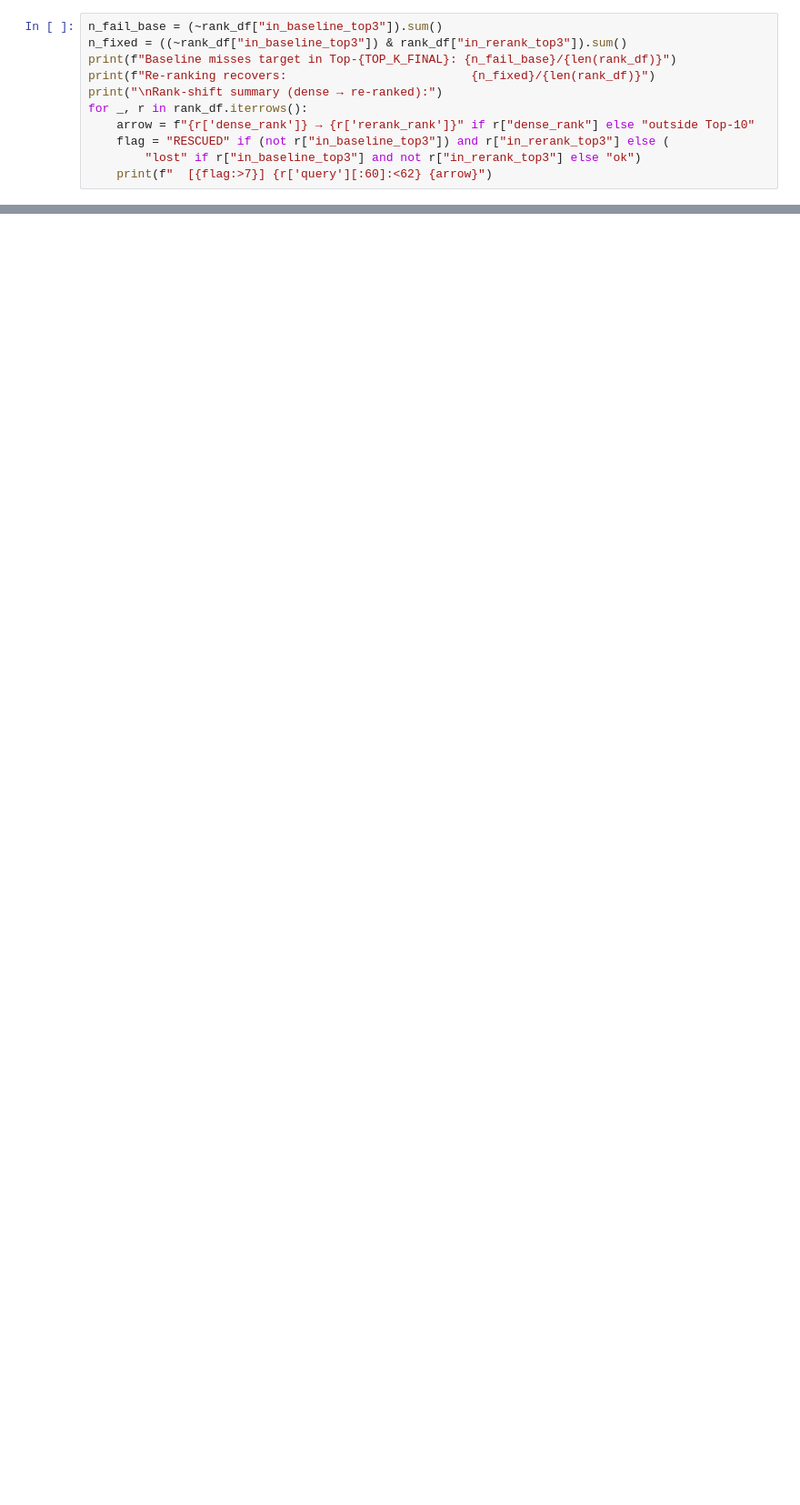
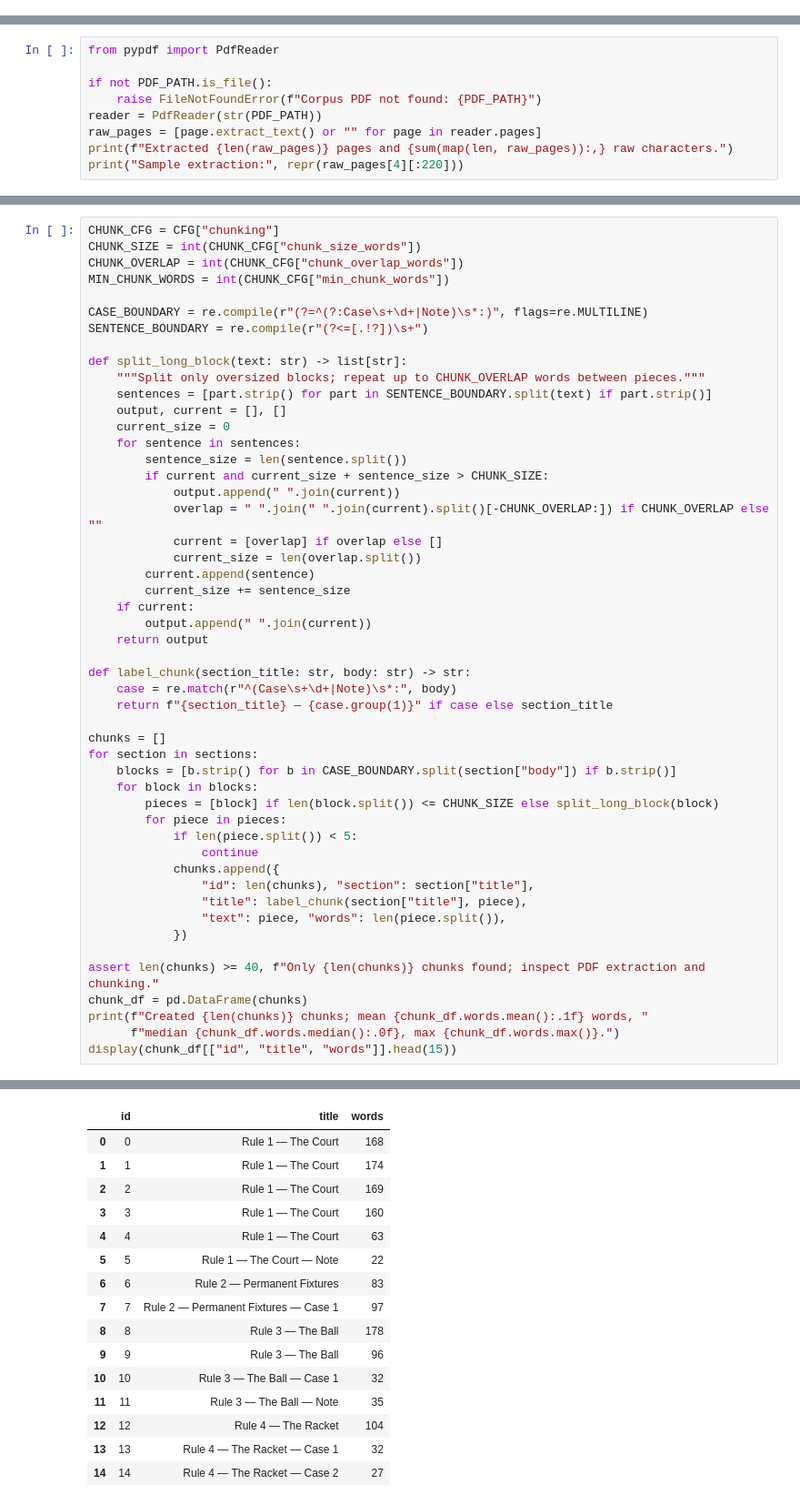
Before and after one commit to TOMATOsJr/RAG-ablation, a Jupyter notebook: rag_assignment.ipynb, the cells around one changed output, grey strips where cells are left out. Shown at 91% size. Saved outputs shown, nothing was run; the diff lists cells and outputs as text; blank space fills up the shorter version.

```diff
--- a/rag_assignment.ipynb
+++ b/rag_assignment.ipynb
@@ -505,11 +0,0 @@ TypeError: list indices must be integers or slices, not NoneType
-# %%
-n_fail_base = (~rank_df["in_baseline_top3"]).sum()
-n_fixed = ((~rank_df["in_baseline_top3"]) & rank_df["in_rerank_top3"]).sum()
-print(f"Baseline misses target in Top-{TOP_K_FINAL}: {n_fail_base}/{len(rank_df)}")
-print(f"Re-ranking recovers:                          {n_fixed}/{len(rank_df)}")
-print("\nRank-shift summary (dense → re-ranked):")
-for _, r in rank_df.iterrows():
-    arrow = f"{r['dense_rank']} → {r['rerank_rank']}" if r["dense_rank"] else "outside Top-10"
-    flag = "RESCUED" if (not r["in_baseline_top3"]) and r["in_rerank_top3"] else (
-        "lost" if r["in_baseline_top3"] and not r["in_rerank_top3"] else "ok")
-    print(f"  [{flag:>7}] {r['query'][:60]:<62} {arrow}")
@@ -633,0 +75,9 @@ display(pd.DataFrame([summary]).T)
+# %%
+from pypdf import PdfReader
+
+if not PDF_PATH.is_file():
+    raise FileNotFoundError(f"Corpus PDF not found: {PDF_PATH}")
+reader = PdfReader(str(PDF_PATH))
+raw_pages = [page.extract_text() or "" for page in reader.pages]
+print(f"Extracted {len(raw_pages)} pages and {sum(map(len, raw_pages)):,} raw characters.")
+print("Sample extraction:", repr(raw_pages[4][:220]))
@@ -633,0 +203,51 @@ display(pd.DataFrame([summary]).T)
+# %%
+CHUNK_CFG = CFG["chunking"]
+CHUNK_SIZE = int(CHUNK_CFG["chunk_size_words"])
+CHUNK_OVERLAP = int(CHUNK_CFG["chunk_overlap_words"])
+MIN_CHUNK_WORDS = int(CHUNK_CFG["min_chunk_words"])
+
+CASE_BOUNDARY = re.compile(r"(?=^(?:Case\s+\d+|Note)\s*:)", flags=re.MULTILINE)
+SENTENCE_BOUNDARY = re.compile(r"(?<=[.!?])\s+")
+
+def split_long_block(text: str) -> list[str]:
+    """Split only oversized blocks; repeat up to CHUNK_OVERLAP words between pieces."""
+    sentences = [part.strip() for part in SENTENCE_BOUNDARY.split(text) if part.strip()]
+    output, current = [], []
+    current_size = 0
+    for sentence in sentences:
+        sentence_size = len(sentence.split())
+        if current and current_size + sentence_size > CHUNK_SIZE:
+            output.append(" ".join(current))
+            overlap = " ".join(" ".join(current).split()[-CHUNK_OVERLAP:]) if CHUNK_OVERLAP else ""
+            current = [overlap] if overlap else []
+            current_size = len(overlap.split())
+        current.append(sentence)
+        current_size += sentence_size
+    if current:
+        output.append(" ".join(current))
+    return output
+
+def label_chunk(section_title: str, body: str) -> str:
+    case = re.match(r"^(Case\s+\d+|Note)\s*:", body)
+    return f"{section_title} — {case.group(1)}" if case else section_title
+
+chunks = []
+for section in sections:
+    blocks = [b.strip() for b in CASE_BOUNDARY.split(section["body"]) if b.strip()]
+    for block in blocks:
+        pieces = [block] if len(block.split()) <= CHUNK_SIZE else split_long_block(block)
+        for piece in pieces:
+            if len(piece.split()) < 5:
+                continue
+            chunks.append({
+                "id": len(chunks), "section": section["title"],
+                "title": label_chunk(section["title"], piece),
+                "text": piece, "words": len(piece.split()),
+            })
+
+assert len(chunks) >= 40, f"Only {len(chunks)} chunks found; inspect PDF extraction and chunking."
+chunk_df = pd.DataFrame(chunks)
+print(f"Created {len(chunks)} chunks; mean {chunk_df.words.mean():.1f} words, "
+      f"median {chunk_df.words.median():.0f}, max {chunk_df.words.max()}.")
+display(chunk_df[["id", "title", "words"]].head(15))
+# %% [output]
@@ -633,0 +255,16 @@ display(pd.DataFrame([summary]).T)
+|  | id | title | words |
+| 0 | 0 | Rule 1 — The Court | 168 |
+| 1 | 1 | Rule 1 — The Court | 174 |
+| 2 | 2 | Rule 1 — The Court | 169 |
+| 3 | 3 | Rule 1 — The Court | 160 |
+| 4 | 4 | Rule 1 — The Court | 63 |
+| 5 | 5 | Rule 1 — The Court — Note | 22 |
+| 6 | 6 | Rule 2 — Permanent Fixtures | 83 |
+| 7 | 7 | Rule 2 — Permanent Fixtures — Case 1 | 97 |
+| 8 | 8 | Rule 3 — The Ball | 178 |
+| 9 | 9 | Rule 3 — The Ball | 96 |
+| 10 | 10 | Rule 3 — The Ball — Case 1 | 32 |
+| 11 | 11 | Rule 3 — The Ball — Note | 35 |
+| 12 | 12 | Rule 4 — The Racket | 104 |
+| 13 | 13 | Rule 4 — The Racket — Case 1 | 32 |
+| 14 | 14 | Rule 4 — The Racket — Case 2 | 27 |
```
Also changed, not shown: parts of 51 cells of this notebook, 3 other files.
